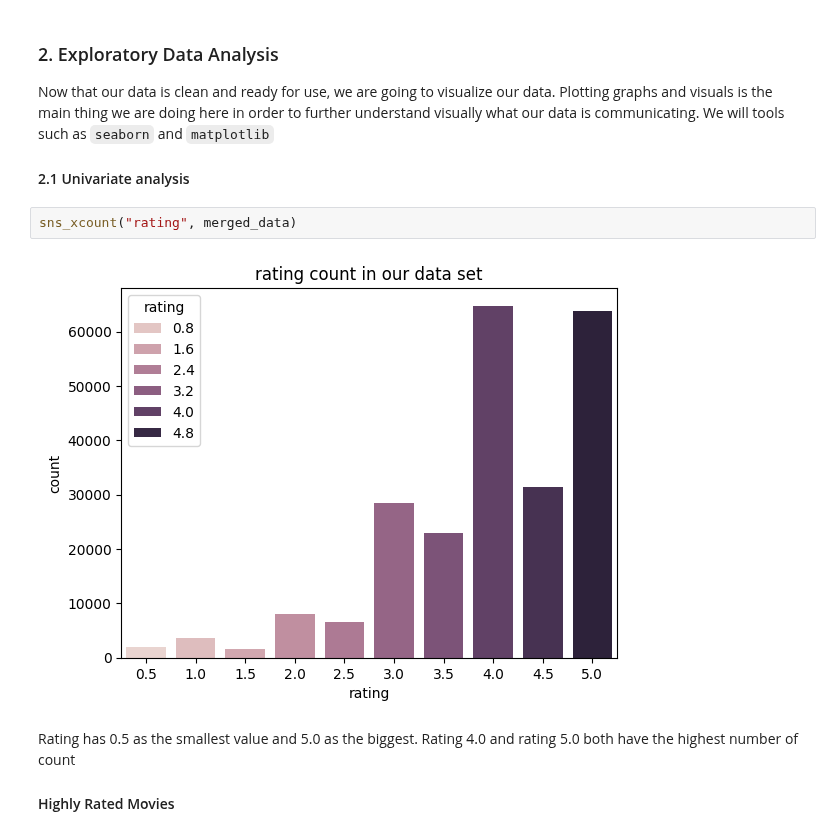
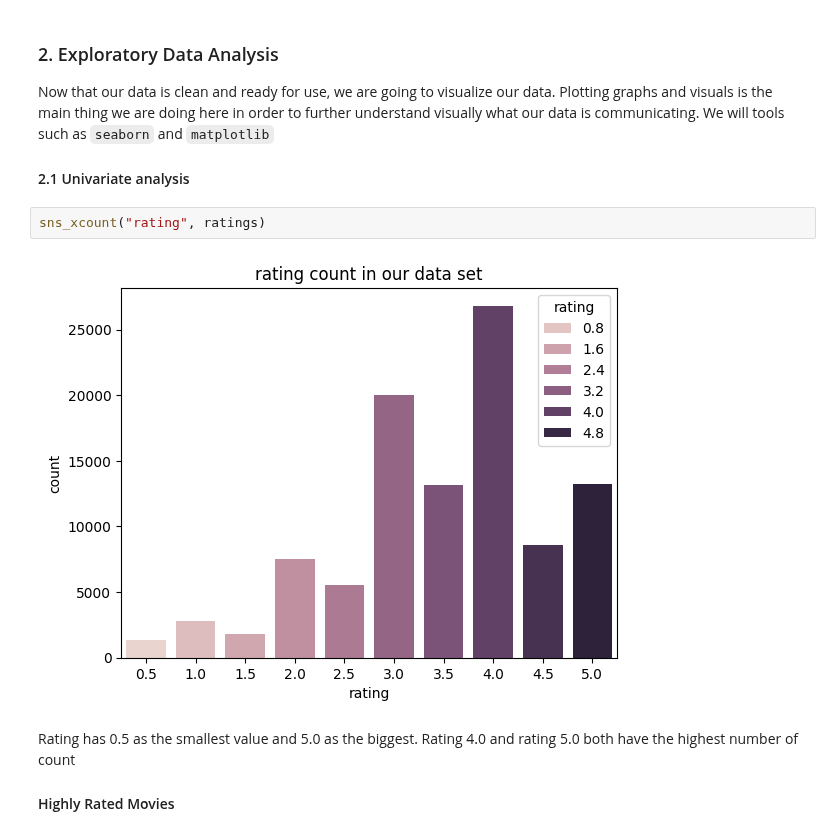
Before and after one commit to guddacandy/Movie-Recommendation-System-, a Jupyter notebook: index.ipynb, the cells around one changed output. Drawn from its saved outputs; the diff is of its cells as text.

```diff
--- a/index.ipynb
+++ b/index.ipynb
@@ -228,9 +240,9 @@ Now that our data is clean and ready for use, we are going to visualize our data
 #
 #### 2.1 Univariate analysis
 # %%
-sns_xcount("rating", merged_data)
+sns_xcount("rating", ratings)
 # %% [output]
-[figure, old version]
+[figure, new version]
 # %% [markdown]
 Rating has 0.5 as the smallest value and 5.0 as the biggest. Rating 4.0 and rating 5.0 both have the highest number of count
 #
```
Also changed, not shown: parts of 40 cells of this notebook.
